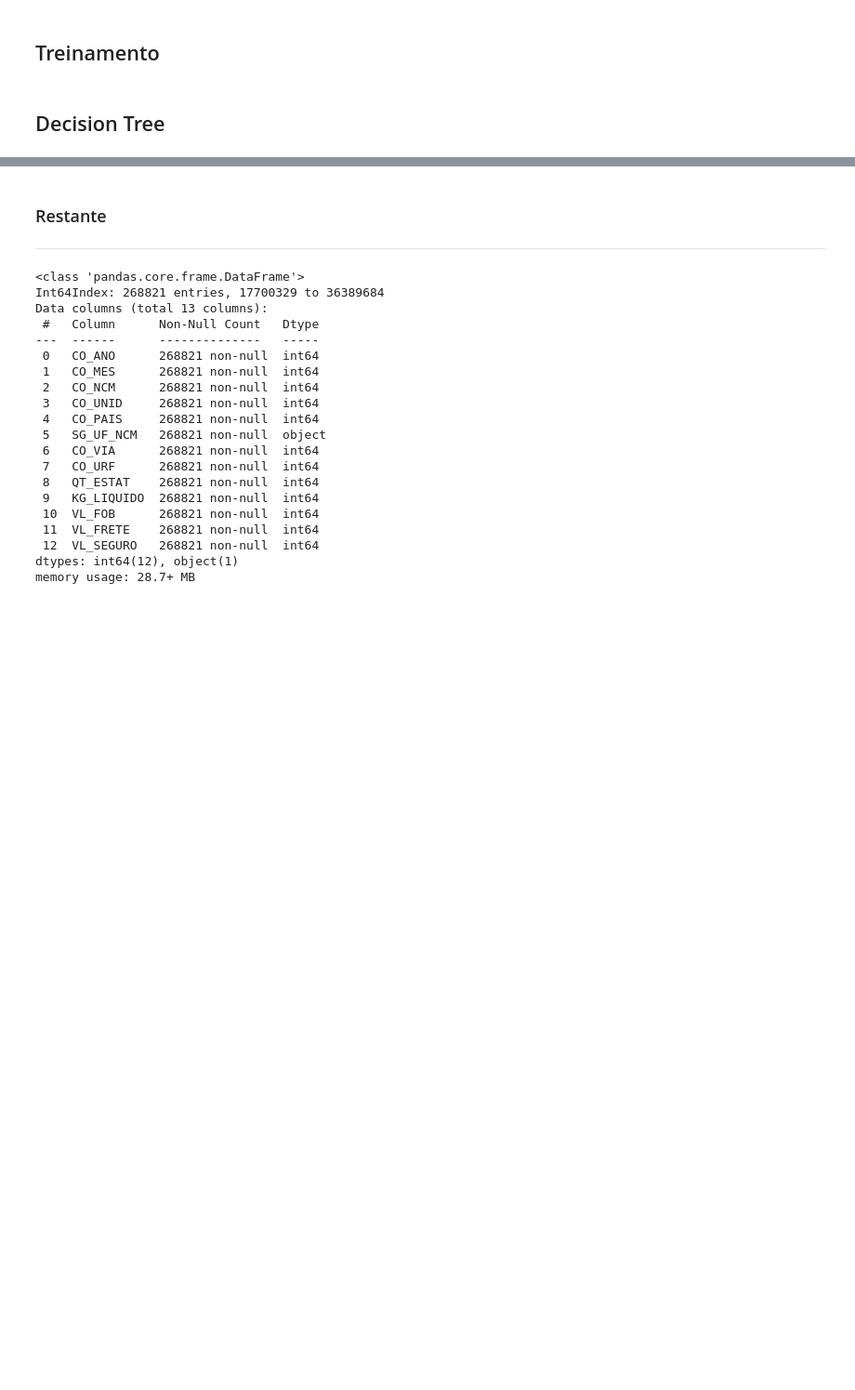
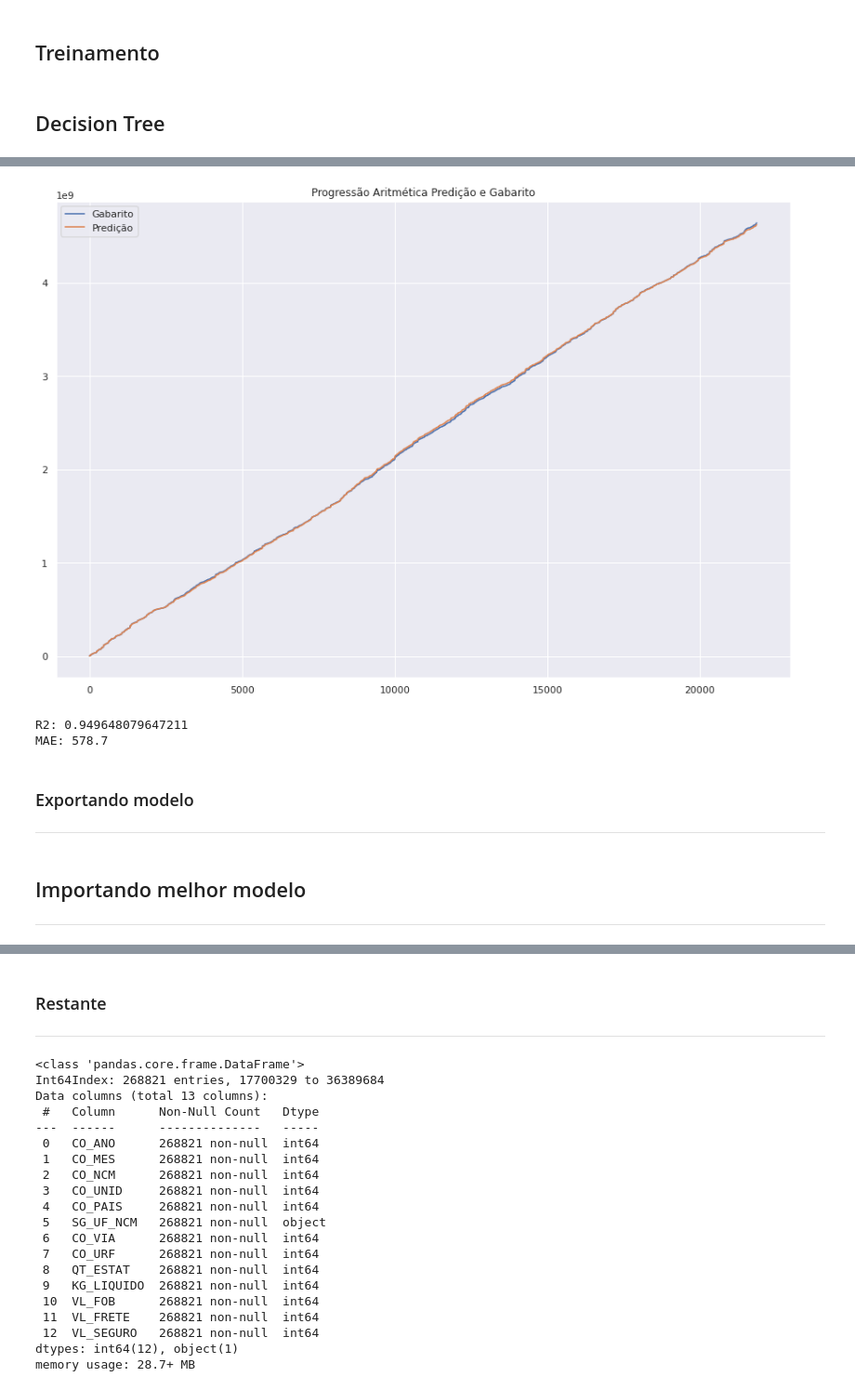
Before and after one commit to Danielpsob/DSWP, a Jupyter notebook: notebooks/analise_dados29-03.ipynb, the cells around one changed output, grey strips where cells are left out. Shown at 93% size. Drawn from its saved outputs; the diff is of its cells as text; code cells hidden in the pictures; blank space fills up the shorter version.

```diff
--- a/notebooks/analise_dados29-03.ipynb
+++ b/notebooks/analise_dados29-03.ipynb
@@ -1161,0 +1224,14 @@ print(f'\nR2: {r2}\nMAE: {mae}\n')
+# %%
+rfr = RandomForestRegressor(random_state=42)
+# %%
+r2, mae = treinamento_metricas(rfr,X_train, X_test, y_train, y_test)
+# %% [output]
+[figure, added]
+# %%
+print(f'\nR2: {r2}\nMAE: {mae}\n')
+# %% [output]
+R2: 0.949648079647211
+MAE: 578.7
+# %% [markdown]
+### Exportando modelo
+-----
@@ -1161,0 +1242,3 @@ print(f'\nR2: {r2}\nMAE: {mae}\n')
+# %% [markdown]
+## Importando melhor modelo
+-----
```
Also changed, not shown: parts of 20 cells of this notebook.
